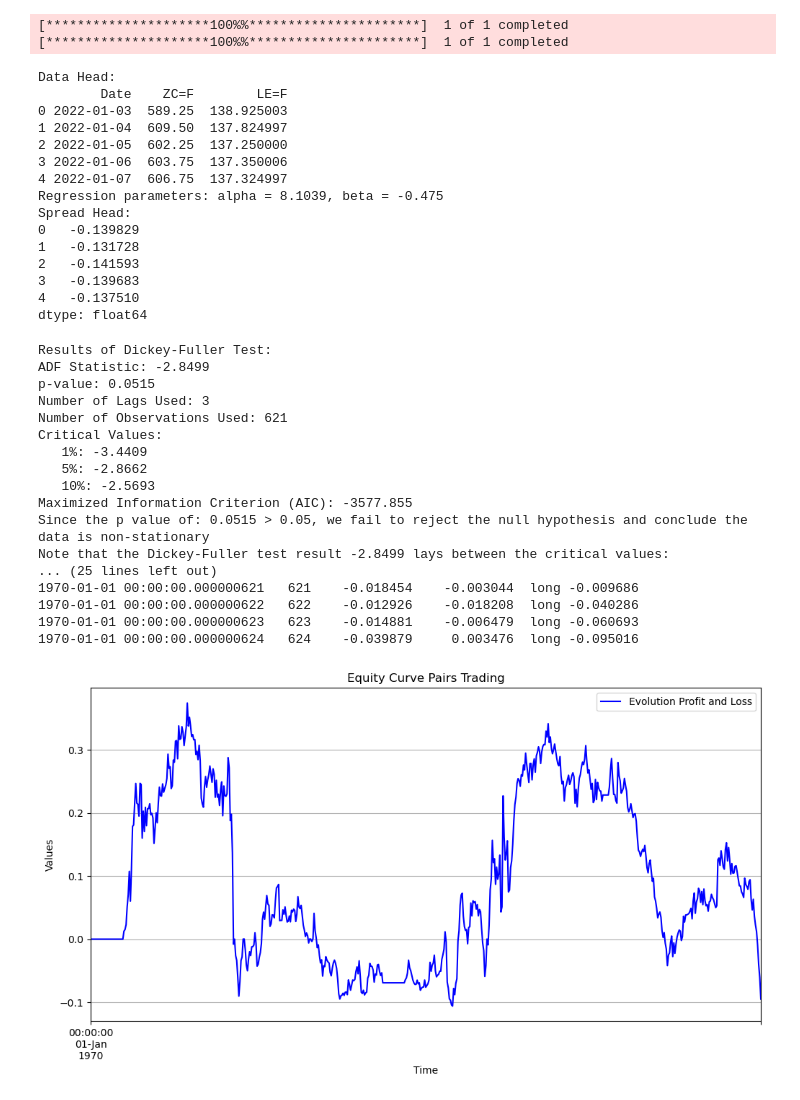
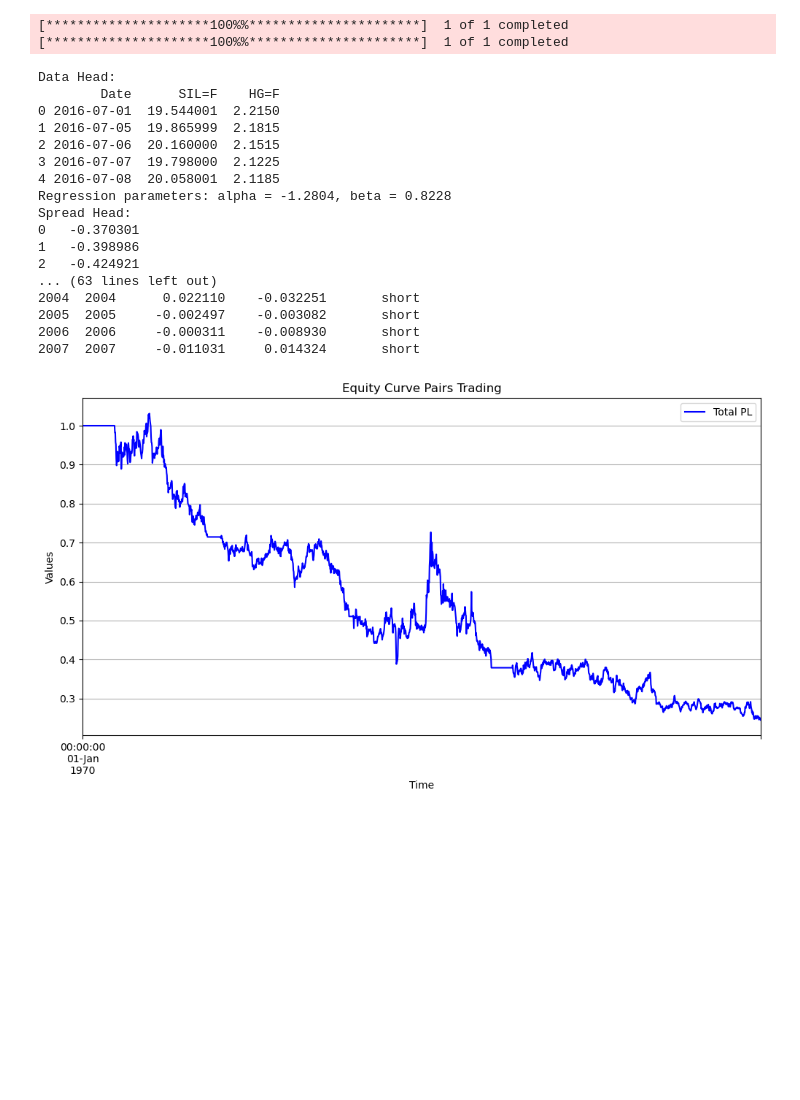
Before and after one commit to mburley127/PairsTrading, a Jupyter notebook: PairsTrading/PairsTrading_Alt.ipynb, the cells around one changed output. Saved outputs shown, nothing was run; the diff lists cells and outputs as text; code cells hidden in the pictures; blank space fills up the shorter version.

```diff
--- a/PairsTrading/PairsTrading_Alt.ipynb
+++ b/PairsTrading/PairsTrading_Alt.ipynb
@@ -23,7 +23,7 @@ def import_commod_data(tickers, start_date, end_date):
 
 # Function Call
 commodities_list = ['SIL=F', 'HG=F']
-start_date = '2023-07-01'
+start_date = '2016-07-01'
 end_date = '2024-07-01'
 commod_data = import_commod_data(commodities_list, start_date, end_date)
 print("Data Head:")
@@ -440,8 +448,8 @@ def perform_backtest(signals_df, commod_data, commod1, commod2):
 
 
 ### Function Calls
-commodities_list = ['ZC=F', 'LE=F']
-start_date = '2022-01-01'
+commodities_list = ['SIL=F', 'HG=F']
+start_date = '2016-07-01'
 end_date = '2024-07-01'
 commod_data = import_commod_data(commodities_list, start_date, end_date)
 print("Data Head:")
@@ -458,67 +466,52 @@ print(spread.head())
 
 # Perform Dickey-Fuller Test on Spread
 adf_test(spread)
 
 zscore = compute_zscore(spread)
-print("Z-score Head:")
-print(zscore.head())
+print("Z-score Tail:")
+print(zscore.tail())
 
 signals_df = signals(zscore, commod_data, signal_entry=1, signal_exit=-1)
-print(signals_df.tail())
+print(signals_df.tail(20))
 
 backtest_result = perform_backtest(signals_df, commod_data, commodities_list[0], commodities_list[1])
 print("\nBacktest Result Head:")
-print(backtest_result.tail())
+print(backtest_result.tail(20))
 
 # Calculate returns and plot
 backtest_pandas = pd.DataFrame(backtest_result)
 backtest_pandas.columns = ['Date', f'Return_{commodities_list[0]}', f'Return_{commodities_list[1]}', 'Side']
 backtest_pandas[f'Return_{commodities_list[0]}'] = backtest_pandas[f'Return_{commodities_list[0]}'].astype(float)
 backtest_pandas[f'Return_{commodities_list[1]}'] = backtest_pandas[f'Return_{commodities_list[1]}'].astype(float)
 backtest_pandas['Total_PL'] = (1 + backtest_pandas[f'Return_{commodities_list[0]}']).cumprod() * (1 + backtest_pandas[f'Return_{commodities_list[1]}']).cumprod() - 1
 backtest_pandas.index = pd.to_datetime(backtest_pandas['Date'])
 plt.figure(figsize=(12, 6))
-backtest_pandas['Total_PL'].plot(label='Evolution Profit and Loss', color='blue')
-print(backtest_pandas.tail(5))
+backtest_pandas['Total_PL'] = backtest_pandas['Total_PL'] + 1  # Ensure it starts at 1
+backtest_pandas['Total_PL'].plot(label='Total PL', color='blue')
 plt.title('Equity Curve Pairs Trading')
 plt.xlabel('Time')
 plt.ylabel('Values')
 plt.legend()
 plt.grid(True)
 plt.show()
 # %% [output]
 [*********************100%%**********************]  1 of 1 completed
 [*********************100%%**********************]  1 of 1 completed
 Data Head:
-        Date    ZC=F        LE=F
-0 2022-01-03  589.25  138.925003
-1 2022-01-04  609.50  137.824997
-2 2022-01-05  602.25  137.250000
-3 2022-01-06  603.75  137.350006
-4 2022-01-07  606.75  137.324997
-Regression parameters: alpha = 8.1039, beta = -0.475
+        Date      SIL=F    HG=F
+0 2016-07-01  19.544001  2.2150
+1 2016-07-05  19.865999  2.1815
+2 2016-07-06  20.160000  2.1515
+3 2016-07-07  19.798000  2.1225
+4 2016-07-08  20.058001  2.1185
+Regression parameters: alpha = -1.2804, beta = 0.8228
 Spread Head:
-0   -0.139829
-1   -0.131728
-2   -0.141593
-3   -0.139683
-4   -0.137510
-dtype: float64
+0   -0.370301
+1   -0.398986
+2   -0.424921
+... (63 lines left out)
+2004  2004      0.022110    -0.032251       short
+2005  2005     -0.002497    -0.003082       short
+2006  2006     -0.000311    -0.008930       short
+2007  2007     -0.011031     0.014324       short
-Results of Dickey-Fuller Test:
-ADF Statistic: -2.8499
-p-value: 0.0515
-Number of Lags Used: 3
-Number of Observations Used: 621
-Critical Values:
-   1%: -3.4409
-   5%: -2.8662
-   10%: -2.5693
-Maximized Information Criterion (AIC): -3577.855
-Since the p value of: 0.0515 > 0.05, we fail to reject the null hypothesis and conclude the data is non-stationary
-Note that the Dickey-Fuller test result -2.8499 lays between the critical values:
-... (25 lines left out)
-1970-01-01 00:00:00.000000621   621    -0.018454    -0.003044  long -0.009686
-1970-01-01 00:00:00.000000622   622    -0.012926    -0.018208  long -0.040286
-1970-01-01 00:00:00.000000623   623    -0.014881    -0.006479  long -0.060693
-1970-01-01 00:00:00.000000624   624    -0.039879     0.003476  long -0.095016
-[figure, old version]
+[figure, new version]
```
Also changed, not shown: parts of 8 cells of this notebook, 4 other files.
